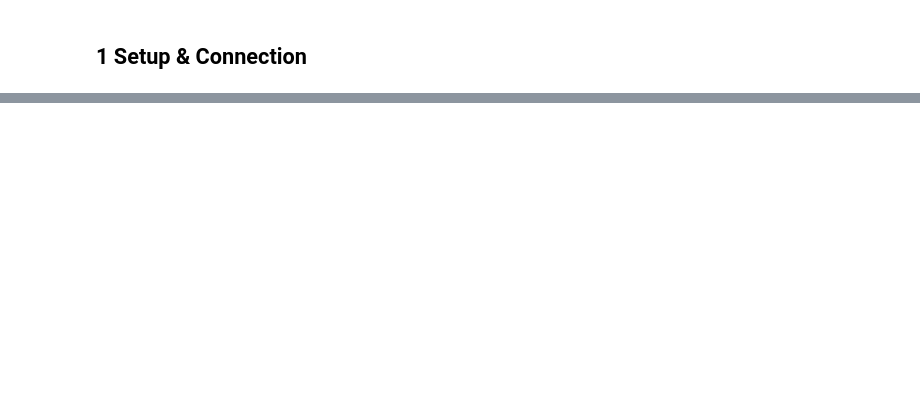
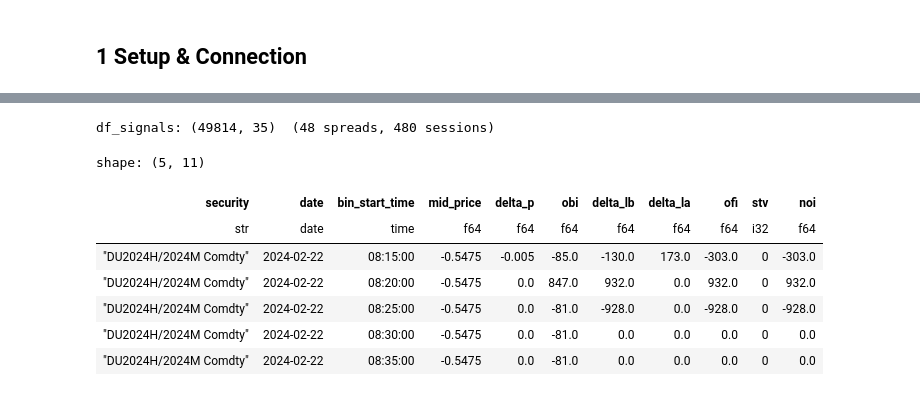
Before and after one commit to qe-internship-wjw/ip1, a Jupyter notebook: notebooks/01_ob_signals_calendar_spread.ipynb, the cells around one changed output, grey strips where cells are left out. Drawn from its saved outputs; the diff is of its cells as text; code cells hidden in the pictures; blank space fills up the shorter version.

```diff
--- a/notebooks/01_ob_signals_calendar_spread.ipynb
+++ b/notebooks/01_ob_signals_calendar_spread.ipynb
@@ -465,0 +44,8 @@ df_scatter = (
+# %%
+DB     = 'LISTED_INTERN_PROJECT'
+SCHEMA = 'PROJECT_5'
+TABLES = ['BINNED_DATA', 'QCODE_MAPPING', 'SECURITY_META']
+
+snowflake_conn = connect_snowflake('../.env')
+snowpark = create_snowpark_session('../.env')
+print('Connected.')
@@ -465,0 +226,23 @@ df_scatter = (
+# %%
+# --- 5  Roll-period filtering -----------------------------------------------------
+
+# A bin sits inside a [start, end] window (inclusive). Null bounds (missing metadata) -> False.
+def _in_window(start: str, end: str) -> pl.Expr:
+    return pl.col('date').is_between(pl.col(start), pl.col(end), closed='both').fill_null(False)
+
+in_own_roll  = _in_window('roll_start', 'roll_end')
+in_prev_roll = _in_window('prev_roll_start', 'prev_roll_end')
+
+# Calendar spreads: own (near-leg) roll period only.
+df_cs = data.filter(pl.col('is_spread') & in_own_roll)
+
+# Futures: own roll period OR previous contract's roll period.
+df_fut = data.filter(~pl.col('is_spread') & (in_own_roll | in_prev_roll))
+
+# Combined: filtered spreads + filtered futures (aligned schema via vertical concat).
+df_combined = pl.concat([df_cs, df_fut], how='vertical')
+
+print(f'df_cs       : {df_cs.shape}')
+print(f'df_fut      : {df_fut.shape}')
+print(f'df_combined : {df_combined.shape}')
+df_cs.head()
@@ -465,0 +282,20 @@ df_scatter = (
+# %%
+# --- 5  Signal generation (partitioned by SESSION [security, date], ordered by time) ----
+df_signals = add_microstructure_signals(df_cs, security_col='security', time_col='bin_start_time')
+
+n_sessions = df_signals.select(['security', 'date']).n_unique()
+print(f'df_signals: {df_signals.shape}  ({df_signals["security"].n_unique()} spreads, {n_sessions} sessions)')
+df_signals.select(
+    'security', 'date', 'bin_start_time', 'mid_price', 'delta_p', 'obi',
+    'delta_lb', 'delta_la', 'ofi', 'stv', 'noi',
+).head()
+# %% [output]
+df_signals: (49814, 35)  (48 spreads, 480 sessions)
+shape: (5, 11)
+| security | date | bin_start_time | mid_price | delta_p | obi | delta_lb | delta_la | ofi | stv | noi |
+| str | date | time | f64 | f64 | f64 | f64 | f64 | f64 | i32 | f64 |
+| "DU2024H/2024M Comdty" | 2024-02-22 | 08:15:00 | -0.5475 | -0.005 | -85.0 | -130.0 | 173.0 | -303.0 | 0 | -303.0 |
+| "DU2024H/2024M Comdty" | 2024-02-22 | 08:20:00 | -0.5475 | 0.0 | 847.0 | 932.0 | 0.0 | 932.0 | 0 | 932.0 |
+| "DU2024H/2024M Comdty" | 2024-02-22 | 08:25:00 | -0.5475 | 0.0 | -81.0 | -928.0 | 0.0 | -928.0 | 0 | -928.0 |
+| "DU2024H/2024M Comdty" | 2024-02-22 | 08:30:00 | -0.5475 | 0.0 | -81.0 | 0.0 | 0.0 | 0.0 | 0 | 0.0 |
+| "DU2024H/2024M Comdty" | 2024-02-22 | 08:35:00 | -0.5475 | 0.0 | -81.0 | 0.0 | 0.0 | 0.0 | 0 | 0.0 |
```
Also changed, not shown: parts of 46 cells of this notebook, 3 other files.
